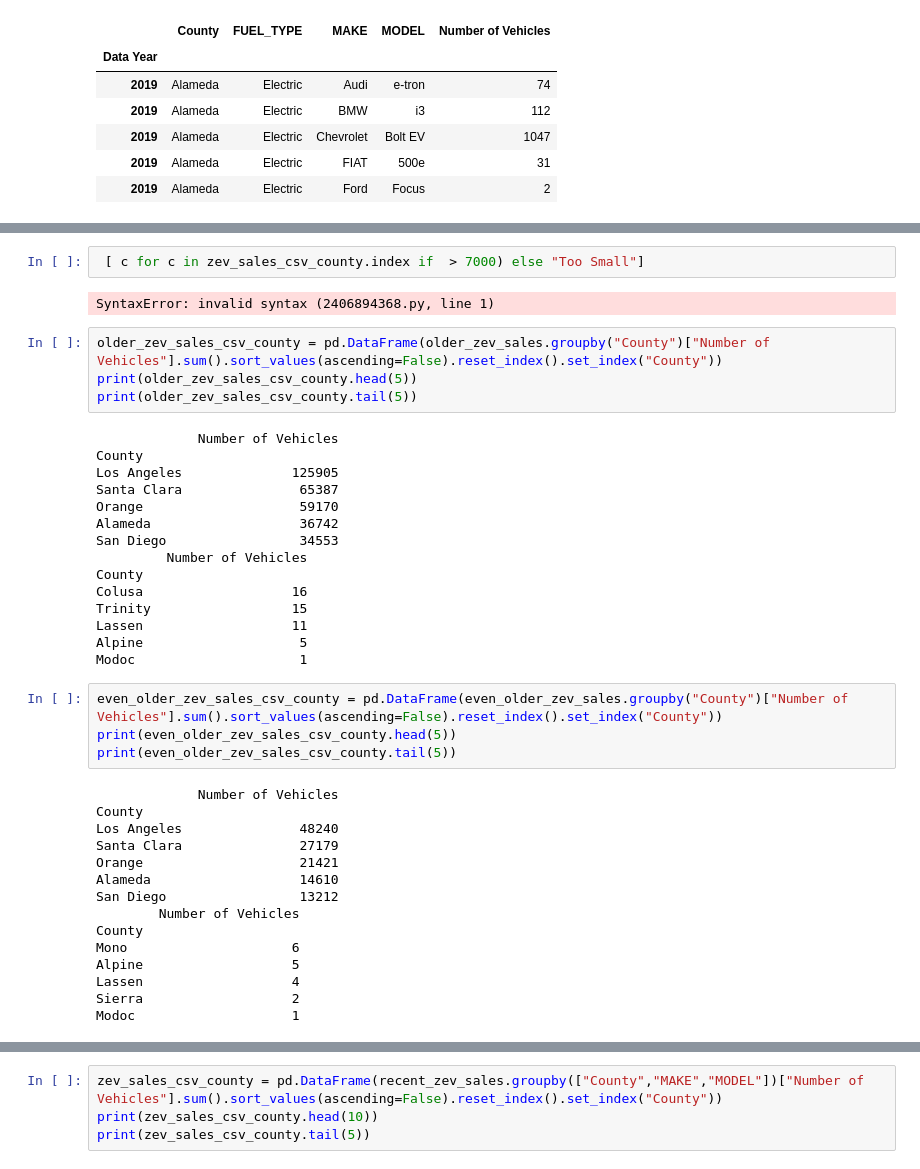
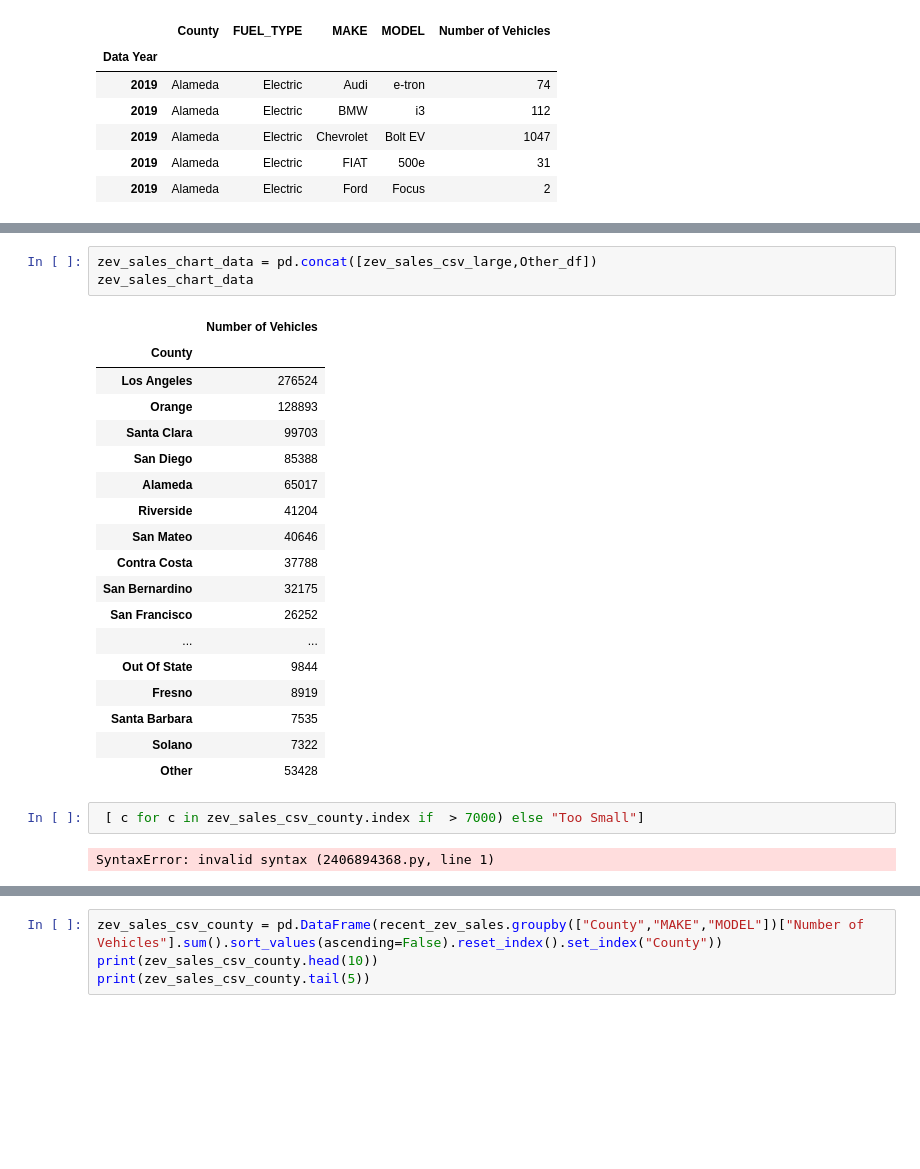
Before and after one commit to JoyMomanyi/Project-1, a Jupyter notebook: Main.ipynb, the cells around one changed output, grey strips where cells are left out. Saved outputs shown, nothing was run; the diff lists cells and outputs as text; blank space fills up the shorter version.

```diff
--- a/Main.ipynb
+++ b/Main.ipynb
@@ -100,42 +80,26 @@ dtype: int64
+# %%
+zev_sales_chart_data = pd.concat([zev_sales_csv_large,Other_df])
+zev_sales_chart_data
+# %% [output]
+|  | Number of Vehicles |
+| County |  |
+| Los Angeles | 276524 |
+| Orange | 128893 |
+| Santa Clara | 99703 |
+| San Diego | 85388 |
+| Alameda | 65017 |
+| Riverside | 41204 |
+| San Mateo | 40646 |
+| Contra Costa | 37788 |
+| San Bernardino | 32175 |
+| San Francisco | 26252 |
+| ... | ... |
+| Out Of State | 9844 |
+| Fresno | 8919 |
+| Santa Barbara | 7535 |
+| Solano | 7322 |
+| Other | 53428 |
 # %%
  [ c for c in zev_sales_csv_county.index if  > 7000) else "Too Small"]
 # %% [output]
 SyntaxError: invalid syntax (2406894368.py, line 1)
-# %%
-older_zev_sales_csv_county = pd.DataFrame(older_zev_sales.groupby("County")["Number of Vehicles"].sum().sort_values(ascending=False).reset_index().set_index("County"))
-print(older_zev_sales_csv_county.head(5))
-print(older_zev_sales_csv_county.tail(5))
-# %% [output]
-             Number of Vehicles
-County
-Los Angeles              125905
-Santa Clara               65387
-Orange                    59170
-Alameda                   36742
-San Diego                 34553
-         Number of Vehicles
-County
-Colusa                   16
-Trinity                  15
-Lassen                   11
-Alpine                    5
-Modoc                     1
-# %%
-even_older_zev_sales_csv_county = pd.DataFrame(even_older_zev_sales.groupby("County")["Number of Vehicles"].sum().sort_values(ascending=False).reset_index().set_index("County"))
-print(even_older_zev_sales_csv_county.head(5))
-print(even_older_zev_sales_csv_county.tail(5))
-# %% [output]
-             Number of Vehicles
-County
-Los Angeles               48240
-Santa Clara               27179
-Orange                    21421
-Alameda                   14610
-San Diego                 13212
-        Number of Vehicles
-County
-Mono                     6
-Alpine                   5
-Lassen                   4
-Sierra                   2
-Modoc                    1
```
Also changed, not shown: parts of 15 cells of this notebook.
